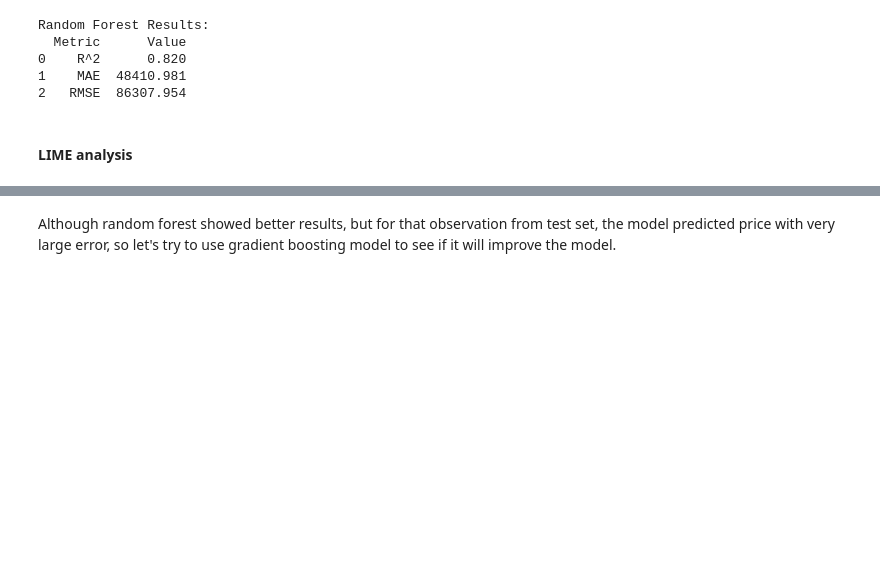
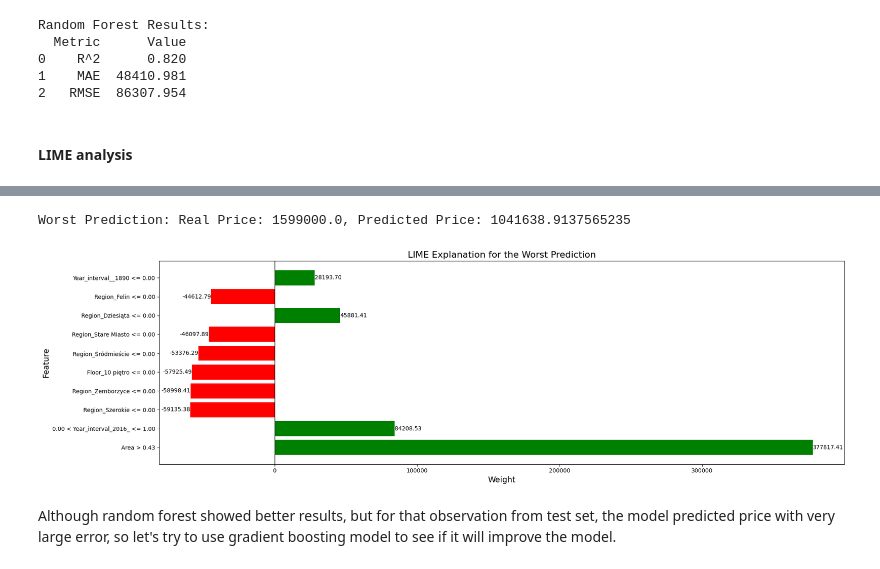
Before and after one commit to davydantoniuk/lublin-house-price-predict, a Jupyter notebook: price_prediction.ipynb, the cells around one changed output, grey strips where cells are left out. Cells and saved outputs as stored; diff of their text form; code cells hidden in the pictures; blank space fills up the shorter version.

Commit message:
Fix LIME analysis plot and ignore warnings

```diff
--- a/price_prediction.ipynb
+++ b/price_prediction.ipynb
@@ -648,3 +628,47 @@ Worst Prediction: Real Price: 1599000.0, Predicted Price: 1041638.9137565235
+# %%
+import lime
+import lime.lime_tabular
+
+# Calculate errors and find the worst prediction index
+errors_rf = np.abs(y_test.values - y_pred)
+worst_index_rf = np.argmax(errors_rf)
+print(f"Worst Prediction: Real Price: {y_test.iloc[worst_index_rf]}, Predicted Price: {y_pred[worst_index_rf]}")
+
+# Create LIME explainer and explanation
+explainer_lime = lime.lime_tabular.LimeTabularExplainer(
+    training_data=X_train.values,
+    feature_names=X_train.columns,
+    class_names=['Price'],
+    mode='regression'
+)
+exp = explainer_lime.explain_instance(
+    data_row=X_test.iloc[worst_index_rf].values,
+    predict_fn=best_random_forest.predict
+)
+
+# Extract the explanation details
+explanation = exp.as_list()
+features, weights = zip(*explanation)
+
+# Create a horizontal bar plot
+plt.figure(figsize=(20, 6))
+colors = ['green' if w > 0 else 'red' for w in weights]
+bars = plt.barh(features, weights, color=colors)
+plt.axvline(0, color='black', linewidth=0.8)  # Add a vertical line at x=0
+plt.title("LIME Explanation for the Worst Prediction", fontsize=16)
+plt.xlabel("Weight", fontsize=14)
+plt.ylabel("Feature", fontsize=14)
+
+# Add numbers on the side of the bars
+for bar, weight in zip(bars, weights):
+    plt.text(bar.get_width(), bar.get_y() + bar.get_height()/2, f'{weight:.2f}',
+             va='center', ha='left' if weight > 0 else 'right', color='black')
+
+plt.tight_layout()
+plt.show()
+# %% [output]
+Worst Prediction: Real Price: 1599000.0, Predicted Price: 1041638.9137565235
+[figure, added]
 # %% [markdown]
 Although random forest showed better results, but for that observation from test set, the model predicted price with very large error,  so let's try to use gradient boosting model to see if it will improve the model.
 # %% [markdown]
```
Also changed, not shown: parts of 1 cell of this notebook.
